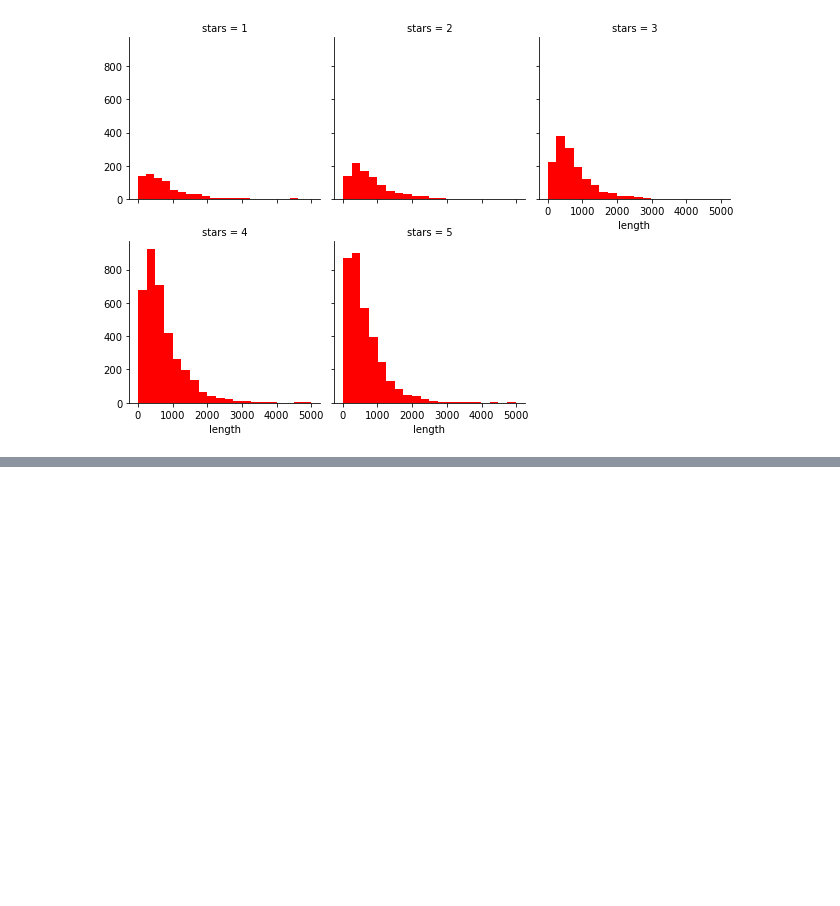
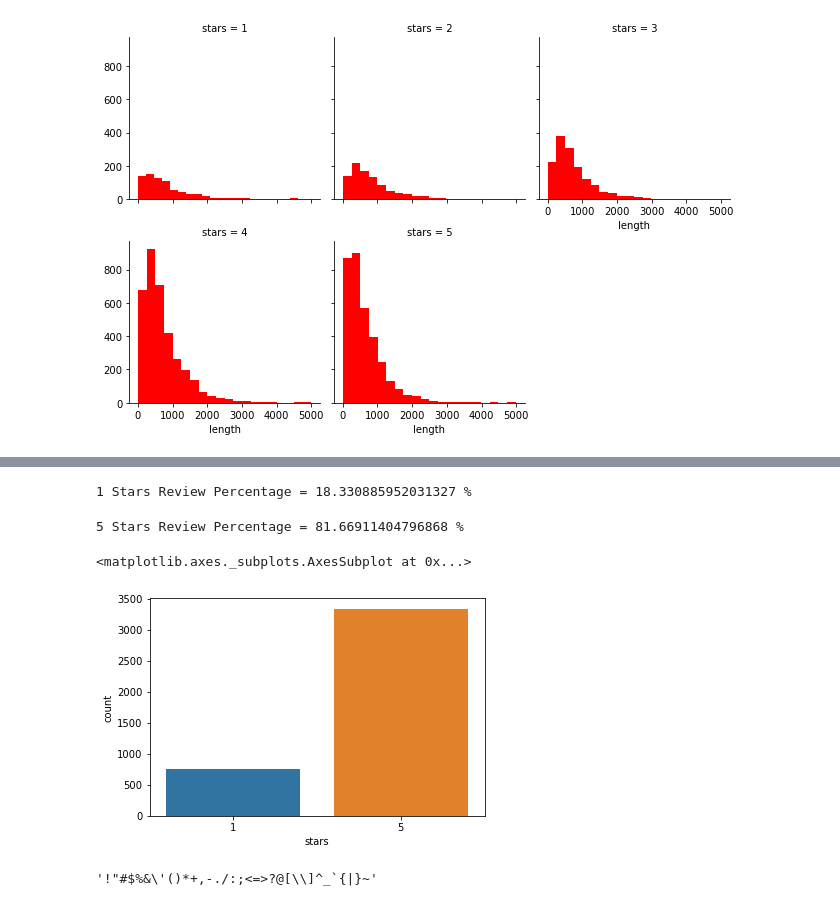
Before and after one commit to Srinivas1043/yelp-review-classification, a Jupyter notebook: Yelp Naive Bayes.ipynb, the cells around one changed output, grey strips where cells are left out. Saved outputs shown, nothing was run; the diff lists cells and outputs as text; code cells hidden in the pictures; blank space fills up the shorter version.

```diff
--- a/Yelp Naive Bayes.ipynb
+++ b/Yelp Naive Bayes.ipynb
@@ -121,3 +121,5 @@ g.map(plt.hist, 'length', bins = 20, color = 'r')
 # %% [output]
 <seaborn.axisgrid.FacetGrid at 0x...>
 [figure]
+# %%
+yelp_df_1 = yelp_df[yelp_df.stars == 1]
@@ -123,0 +142,2 @@ g.map(plt.hist, 'length', bins = 20, color = 'r')
+# %%
+yelp_df_5 = yelp_df[yelp_df.stars == 5]
@@ -123,0 +160,2 @@ g.map(plt.hist, 'length', bins = 20, color = 'r')
+# %%
+yelp_df_1_5 = pd.concat([yelp_df_1, yelp_df_5])
@@ -123,0 +199,18 @@ g.map(plt.hist, 'length', bins = 20, color = 'r')
+# %%
+print('1 Stars Review Percentage =', (len(yelp_df_1)/len(yelp_df_1_5)) * 100, '%' )
+# %% [output]
+1 Stars Review Percentage = 18.330885952031327 %
+# %%
+print('5 Stars Review Percentage =', (len(yelp_df_5)/len(yelp_df_1_5)) * 100, '%' )
+# %% [output]
+5 Stars Review Percentage = 81.66911404796868 %
+# %%
+sns.countplot(yelp_df_1_5['stars'], label = 'Count')
+# %% [output]
+<matplotlib.axes._subplots.AxesSubplot at 0x...>
+[figure, added]
+# %%
+import string
+string.punctuation
+# %% [output]
+'!"#$%&\'()*+,-./:;<=>?@[\\]^_`{|}~'
```
Also changed, not shown: parts of 18 cells of this notebook.
